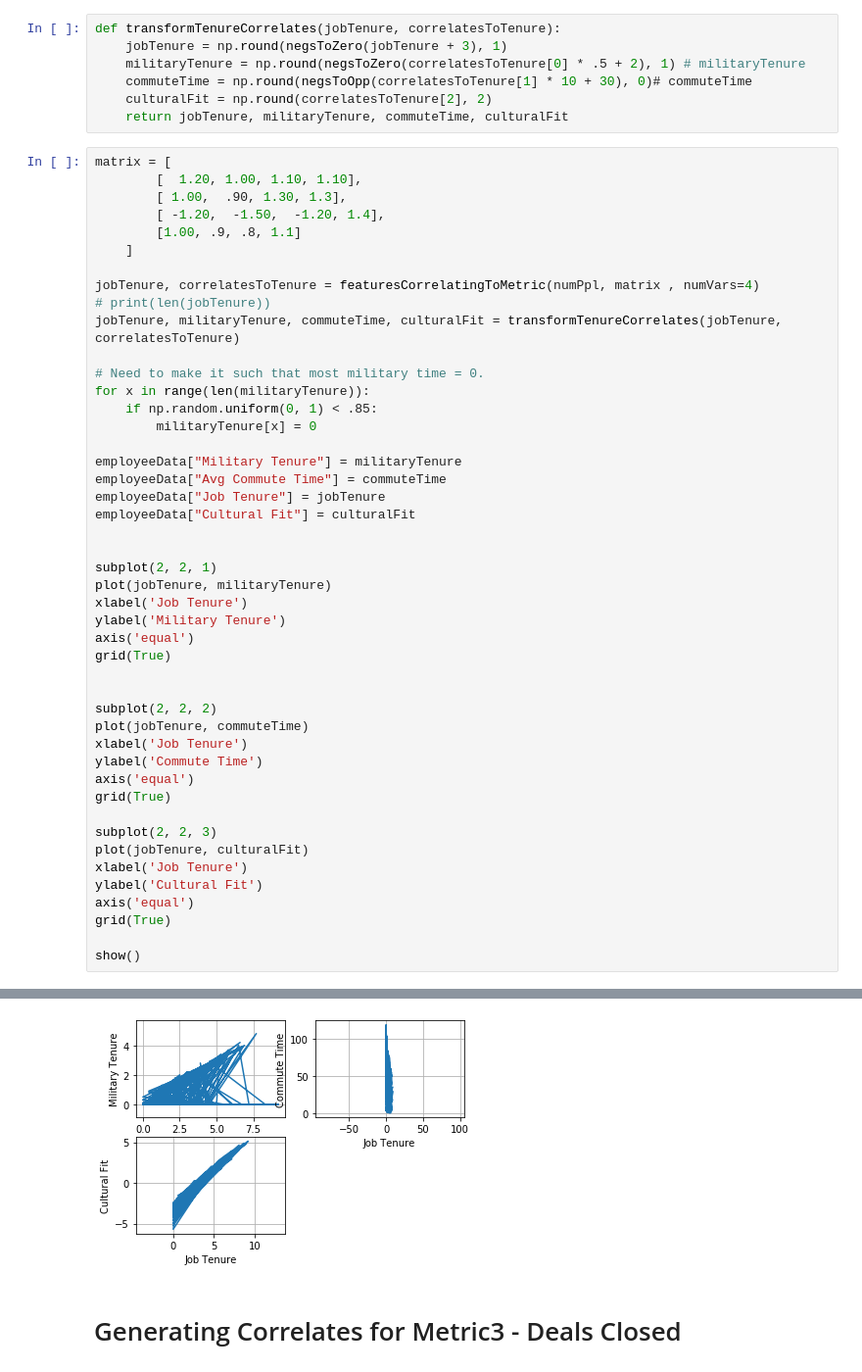
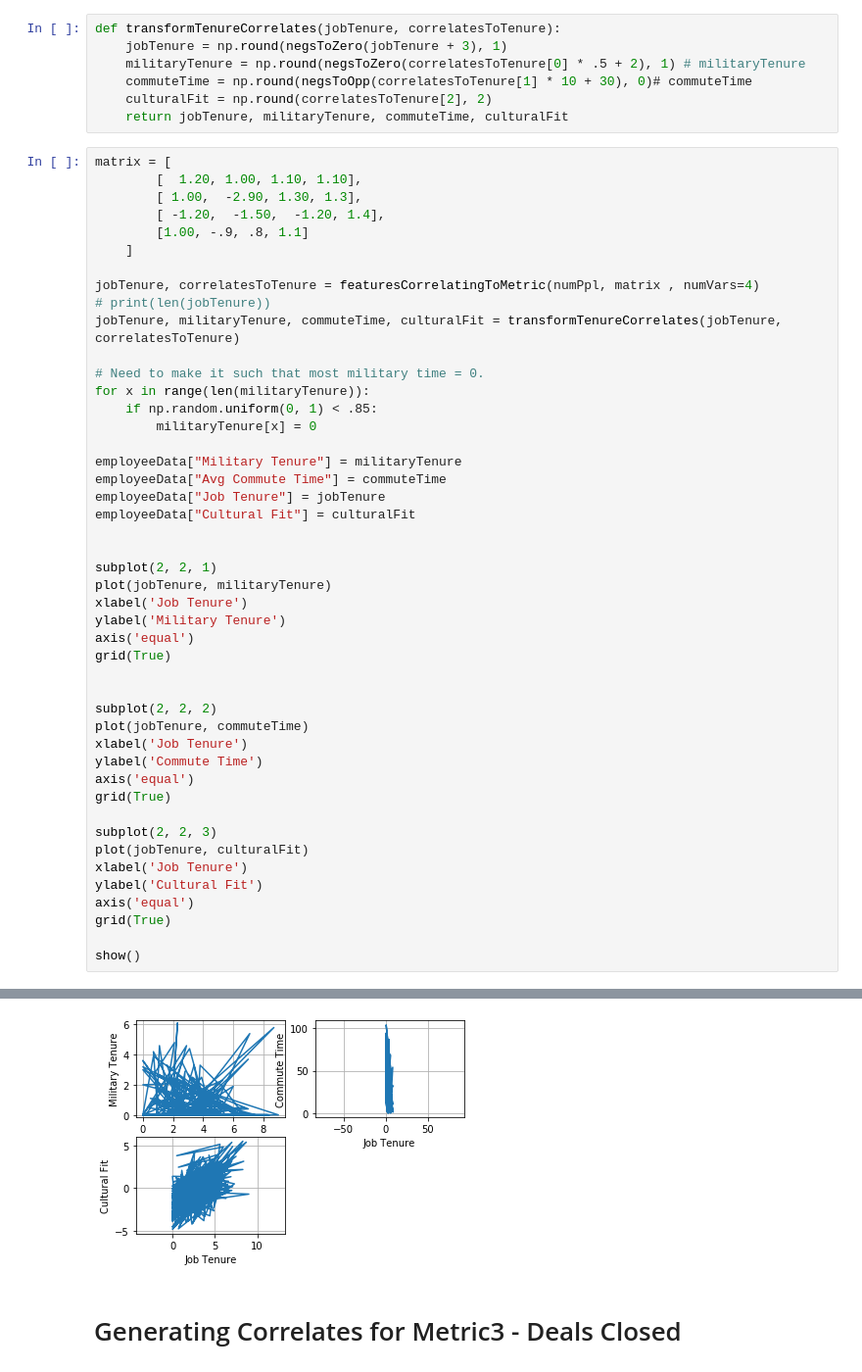
Before and after one commit to jonah-wu/module1-jobDisc, a Jupyter notebook: Employees_M1/genDataset-caucasian-female.ipynb, the cells around one changed output, grey strips where cells are left out. Shown at 98% size. Saved outputs shown, nothing was run; the diff lists cells and outputs as text.

```diff
--- a/Employees_M1/genDataset-caucasian-female.ipynb
+++ b/Employees_M1/genDataset-caucasian-female.ipynb
@@ -525,9 +525,9 @@ def transformTenureCorrelates(jobTenure, correlatesToTenure):
 # %%
 matrix = [
         [  1.20, 1.00, 1.10, 1.10],
-        [ 1.00,  .90, 1.30, 1.3],
+        [ 1.00,  -2.90, 1.30, 1.3],
         [ -1.20,  -1.50,  -1.20, 1.4],
-        [1.00, .9, .8, 1.1]
+        [1.00, -.9, .8, 1.1]
     ]
 
 jobTenure, correlatesToTenure = featuresCorrelatingToMetric(numPpl, matrix , numVars=4)
@@ -577,4 +577,4 @@ show()
-[figure, old version]
+[figure, new version]
 # %% [markdown]
 # Generating Correlates for Metric3 - Deals Closed
 # %%
```
Also changed, not shown: parts of 5 cells of this notebook, 9 other files.
